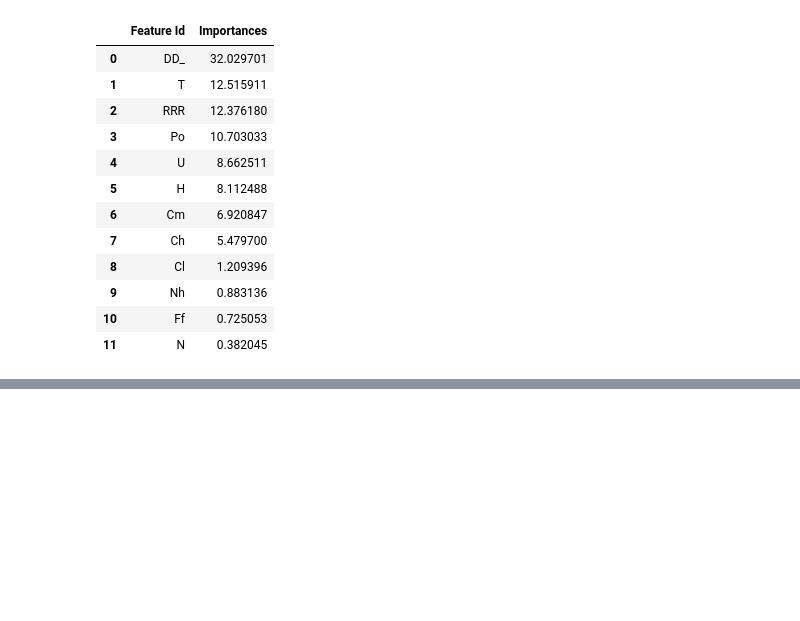
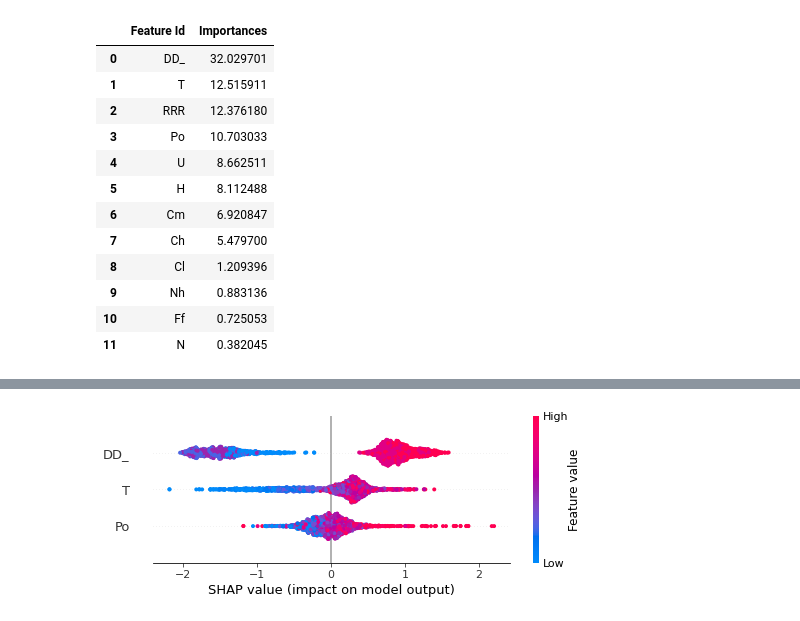
Before and after one commit to dimka11/coursework, a Jupyter notebook: NewData/CatBoost Features trying.ipynb, the cells around one changed output, grey strips where cells are left out. Saved outputs shown, nothing was run; the diff lists cells and outputs as text; code cells hidden in the pictures; blank space fills up the shorter version.

```diff
--- a/NewData/CatBoost Features trying.ipynb
+++ b/NewData/CatBoost Features trying.ipynb
@@ -300,0 +381,4 @@ fi
+# %%
+shap.summary_plot(shap_values, train_data1, max_display=3)
+# %% [output]
+[figure, added]
```
Also changed, not shown: parts of 13 cells of this notebook, 6 other files.
